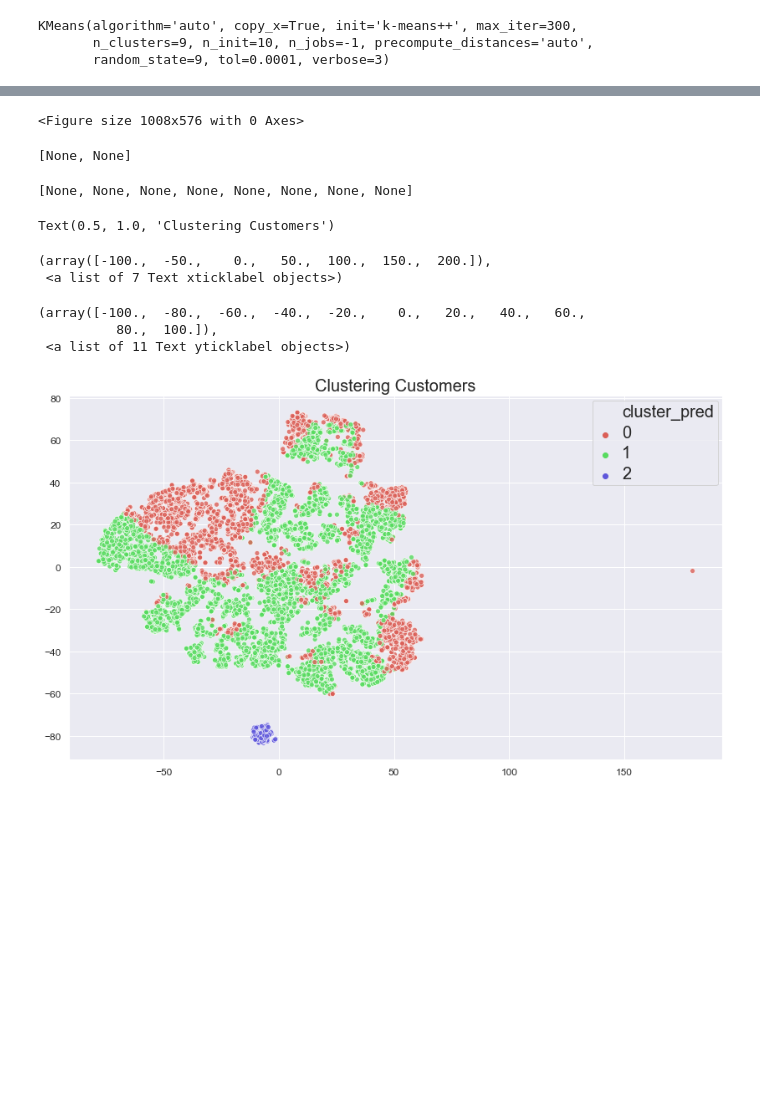
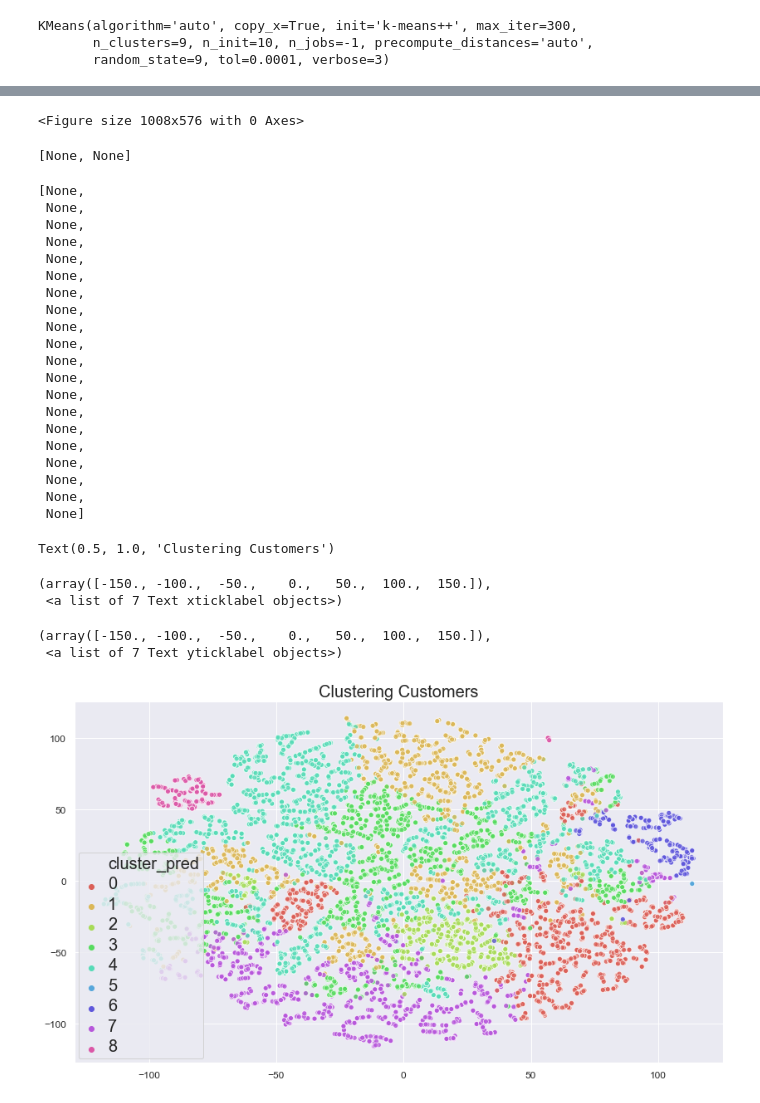
Before and after one commit to axibord/Data_Science, a Jupyter notebook: project_5/p5_ml_clustering.ipynb, the cells around one changed output, grey strips where cells are left out. Drawn from its saved outputs; the diff is of its cells as text; code cells hidden in the pictures; blank space fills up the shorter version.

```diff
--- a/project_5/p5_ml_clustering.ipynb
+++ b/project_5/p5_ml_clustering.ipynb
@@ -79,8 +79,8 @@ numeric_list_clean.append('customer_unique_id')
 # we are grouping by customer ids and aggregating every column on what it should be
 clustering_customers_df = master_df1[numeric_list_clean]
 clustering_customers_df = clustering_customers_df.groupby('customer_unique_id').agg({ 'review_score': 'mean', 'payment_value':'sum'
-           ,'product_weight_g': 'mean','product_photos_qty':'mean','product_name_lenght':'mean','Recency':'max','Frequency':'sum'
-           ,'credit_card':'sum','debit_card':'sum'}).reset_index()
+           ,'product_weight_g': 'mean','product_photos_qty':'mean','product_name_lenght':'mean','Recency':'max','Frequency':'max'
+           ,'credit_card':'sum','debit_card':'sum','voucher':'sum'}).count().reset_index()
 
 clustering_customers_df.head()
 # %% [output]
@@ -193,7 +188,7 @@ plt.plot(range(2,10), silh, linewidth=4, marker='o')
 # %%
 # KMeans
 
-kmeans = KMeans(3,random_state=9)
+kmeans = KMeans(9,random_state=9)
 kmeans.fit(data_scaled)
 predicted_df = sliced_data_df.copy()
 predicted_df['cluster_pred'] = kmeans.predict(sliced_data_df) ## clusters remplace
@@ -213,6 +208,6 @@ predicted_df.sample(5)
 # %%
 from sklearn.manifold import TSNE
 import sklearn
-tsne = TSNE(n_components=2,init='pca',n_jobs=-1,random_state=9,verbose=3,perplexity=60)
+tsne = TSNE(n_components=2,init='pca',n_jobs=-1,random_state=9,verbose=3,perplexity=30)
 data_embedded = tsne.fit_transform(sliced_data_df)
 # %% [output]
@@ -236,25 +231,43 @@ data_embedded = tsne.fit_transform(sliced_data_df)
 # %%
 plt.figure(figsize=(14,8))
 ax = sns.scatterplot(x=data_embedded[:,0], y=data_embedded[:,1], alpha=0.8,\
                 x_jitter=0.5, y_jitter=0.5, hue=predicted_df['cluster_pred'],\
-                palette=sns.color_palette("hls", n_colors=3));
+                palette=sns.color_palette("hls", n_colors=9));
 
 
 plt.setp(ax.get_legend().get_title(), fontsize='25')
 plt.setp(ax.get_legend().get_texts(), fontsize='20')
 plt.title('Clustering Customers'.title(), fontsize=20);
 
 plt.xticks(rotation=0, fontsize= 12);
 plt.yticks(fontsize=12)
 plt.show()
 # %% [output]
 <Figure size 1008x576 with 0 Axes>
 [None, None]
-[None, None, None, None, None, None, None, None]
+[None,
+ None,
+ None,
+ None,
+ None,
+ None,
+ None,
+ None,
+ None,
+ None,
+ None,
+ None,
+ None,
+ None,
+ None,
+ None,
+ None,
+ None,
+ None,
+ None]
 Text(0.5, 1.0, 'Clustering Customers')
-(array([-100.,  -50.,    0.,   50.,  100.,  150.,  200.]),
+(array([-150., -100.,  -50.,    0.,   50.,  100.,  150.]),
  <a list of 7 Text xticklabel objects>)
-(array([-100.,  -80.,  -60.,  -40.,  -20.,    0.,   20.,   40.,   60.,
-          80.,  100.]),
- <a list of 11 Text yticklabel objects>)
+(array([-150., -100.,  -50.,    0.,   50.,  100.,  150.]),
+ <a list of 7 Text yticklabel objects>)
-[figure, old version]
+[figure, new version]
```
Also changed, not shown: parts of 6 cells of this notebook, 1 other file.
